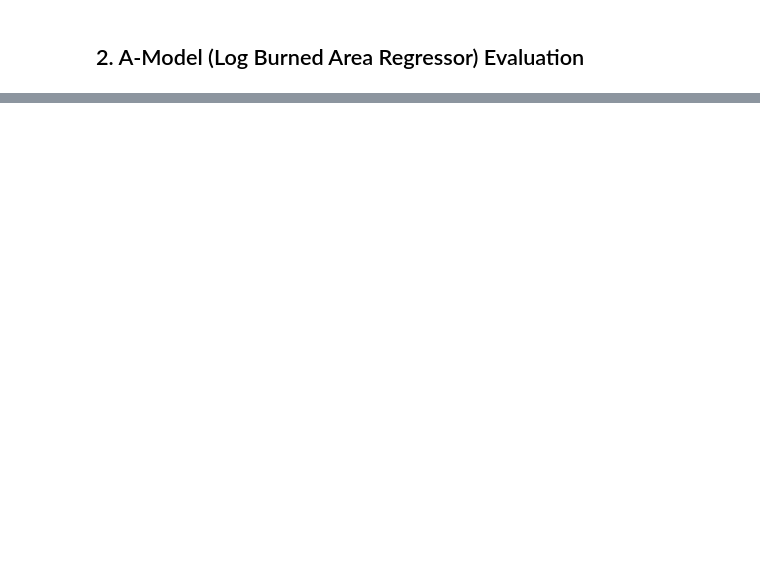
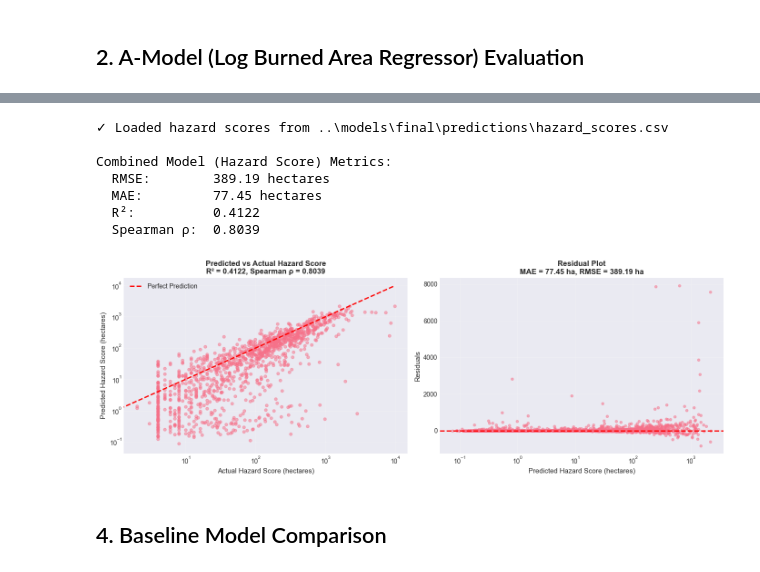
Before and after one commit to djmurong/ml-wildfire-risk-predictor, a Jupyter notebook: notebooks/visualize_evaluation_metrics.ipynb, the cells around one changed output, grey strips where cells are left out. Saved outputs shown, nothing was run; the diff lists cells and outputs as text; code cells hidden in the pictures; blank space fills up the shorter version.

```diff
--- a/notebooks/visualize_evaluation_metrics.ipynb
+++ b/notebooks/visualize_evaluation_metrics.ipynb
@@ -351,0 +254,76 @@ Combined Model (Hazard Score) Metrics:
+# %%
+# Load hazard scores if available, otherwise compute them
+hazard_scores_path = MODELS_DIR / "predictions" / "hazard_scores.csv"
+if hazard_scores_path.exists():
+    hazard_df = pd.read_csv(hazard_scores_path)
+    hazard_scores = hazard_df['hazard_score'].values
+    print(f"✓ Loaded hazard scores from {hazard_scores_path}")
+else:
+    # Compute hazard scores: P(ignition) × exp(log_burned_area)
+    burned_area_pred = np.exp(a_pred)
+    # For all test samples, get P(ignition) and predicted burned_area
+    p_ignition_all = p_model.predict_proba(X_test_p)[:, 1]
+    # For samples without burned area, set burned_area_pred to 0
+    burned_area_all = np.zeros(len(test_df))
+    burned_area_all[mask_a] = burned_area_pred
+    hazard_scores = p_ignition_all * burned_area_all
+    print("✓ Computed hazard scores")
+
+# Calculate actual hazard
+actual_hazard = test_df['ignition'].values * test_df['burned_area'].values
+valid_mask = (~test_df['ignition'].isnull()) & (~test_df['burned_area'].isnull())
+y_pred_combined = hazard_scores[valid_mask]
+y_true_combined = actual_hazard[valid_mask]
+
+# Combined metrics
+combined_rmse = np.sqrt(mean_squared_error(y_true_combined, y_pred_combined))
+combined_mae = mean_absolute_error(y_true_combined, y_pred_combined)
+combined_r2 = r2_score(y_true_combined, y_pred_combined)
+combined_spearman, _ = spearmanr(y_true_combined, y_pred_combined)
+
+print(f"\nCombined Model (Hazard Score) Metrics:")
+print(f"  RMSE:        {combined_rmse:.2f} hectares")
+print(f"  MAE:         {combined_mae:.2f} hectares")
+print(f"  R²:          {combined_r2:.4f}")
+print(f"  Spearman ρ:  {combined_spearman:.4f}")
+
+# Hazard Score Visualization
+residuals_combined = y_true_combined - y_pred_combined
+
+fig, axes = plt.subplots(1, 2, figsize=(14, 5))
+
+# Predicted vs Actual Hazard
+axes[0].scatter(actual_hazard, hazard_scores, alpha=0.5, s=20)
+max_hazard = max(actual_hazard.max(), hazard_scores.max())
+axes[0].plot([0, max_hazard], [0, max_hazard], 'r--', linewidth=2, label='Perfect Prediction')
+axes[0].set_xlabel('Actual Hazard Score (hectares)', fontsize=11)
+axes[0].set_ylabel('Predicted Hazard Score (hectares)', fontsize=11)
+axes[0].set_title(f'Predicted vs Actual Hazard Score\nR² = {combined_r2:.4f}, Spearman ρ = {combined_spearman:.4f}', fontsize=12, fontweight='bold')
+axes[0].set_xscale('log')
+axes[0].set_yscale('log')
+axes[0].legend(fontsize=10)
+axes[0].grid(True, alpha=0.3)
+
+# Residuals plot
+axes[1].scatter(y_pred_combined, residuals_combined, alpha=0.5, s=15)
+axes[1].axhline(y=0, color='r', linestyle='--', linewidth=2)
+axes[1].set_xlabel('Predicted Hazard Score (hectares)', fontsize=11)
+axes[1].set_ylabel('Residuals', fontsize=11)
+axes[1].set_title(f'Residual Plot\nMAE = {combined_mae:.2f} ha, RMSE = {combined_rmse:.2f} ha', fontsize=12, fontweight='bold')
+axes[1].set_xscale('log')
+axes[1].grid(True, alpha=0.3)
+
+plt.tight_layout()
+plt.savefig(OUTPUT_DIR / 'hazard_score_analysis.png', dpi=300, bbox_inches='tight')
+plt.show()
+# %% [output]
+✓ Loaded hazard scores from ..\models\final\predictions\hazard_scores.csv
+
+Combined Model (Hazard Score) Metrics:
+  RMSE:        389.19 hectares
+  MAE:         77.45 hectares
+  R²:          0.4122
+  Spearman ρ:  0.8039
+[figure, added]
+# %% [markdown]
+## 4. Baseline Model Comparison
```
Also changed, not shown: parts of 20 cells of this notebook, 32 other files.
